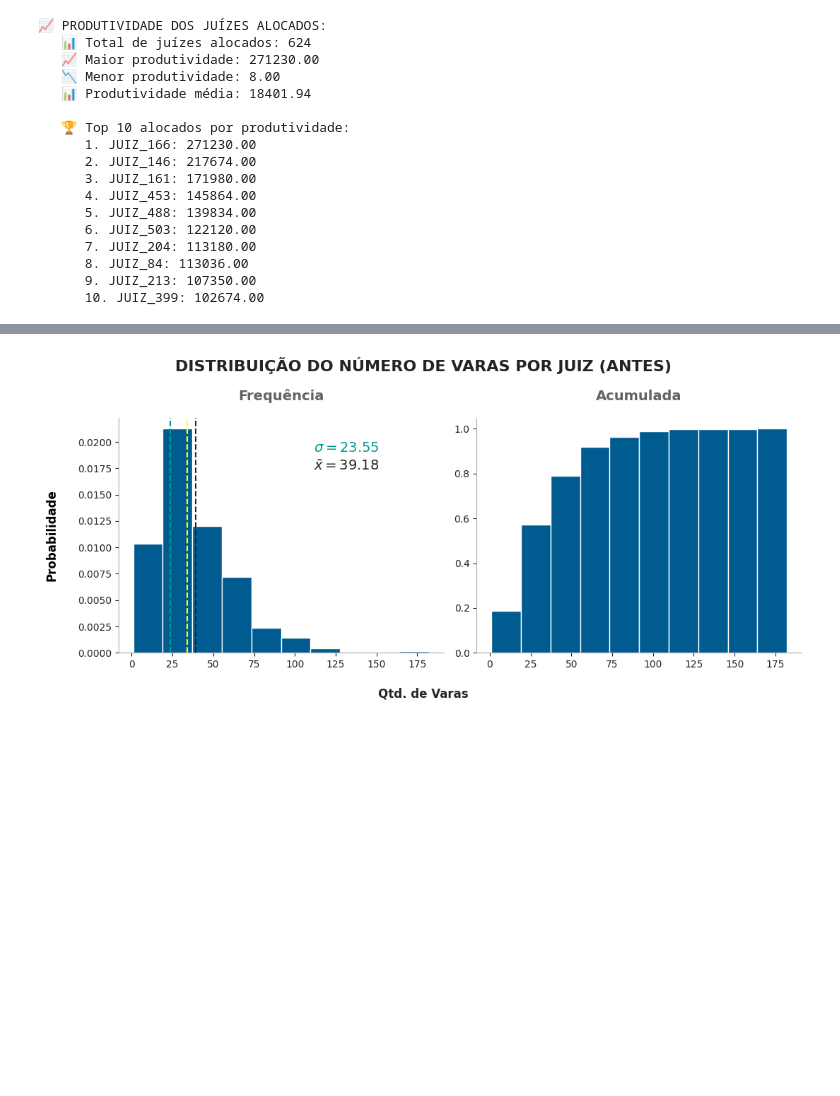
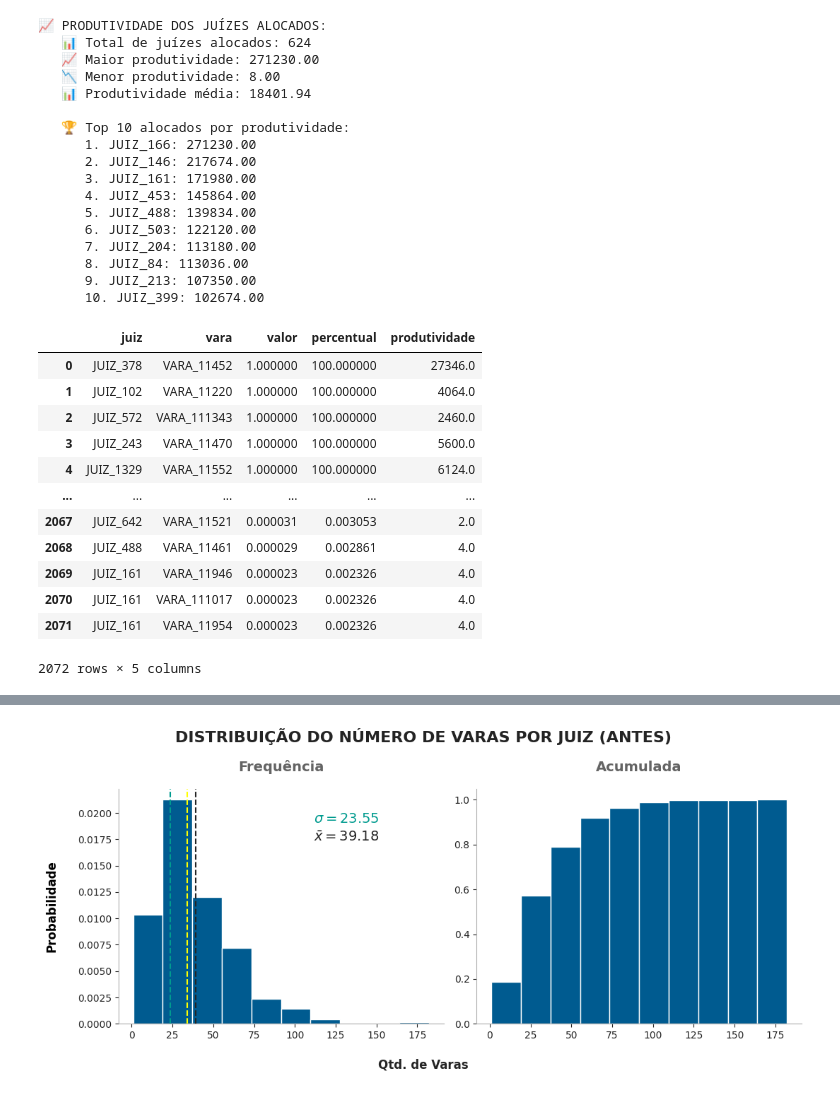
Before and after one commit to houstonsantos/max-jud-tjba, a Jupyter notebook: src/model_tcc/max_jud.ipynb, the cells around one changed output, grey strips where cells are left out. Drawn from its saved outputs; the diff is of its cells as text; code cells hidden in the pictures; blank space fills up the shorter version.

```diff
--- a/src/model_tcc/max_jud.ipynb
+++ b/src/model_tcc/max_jud.ipynb
@@ -1473,3 +1481,19 @@ df_juiz_x_vara['Qtd. Varas Depois'] = df_juiz_x_vara['Juiz'].map(
 df_demanda_vara_x_juize['Qtd Juizes Depois'] = df_demanda_vara_x_juize['Vara'].map(
     df_alocacoes.groupby('vara')['juiz'].nunique()
 ).fillna(0)
+# %%
+df_alocacoes
+# %% [output]
+|  | juiz | vara | valor | percentual | produtividade |
+| 0 | JUIZ_378 | VARA_11452 | 1.000000 | 100.000000 | 27346.0 |
+| 1 | JUIZ_102 | VARA_11220 | 1.000000 | 100.000000 | 4064.0 |
+| 2 | JUIZ_572 | VARA_111343 | 1.000000 | 100.000000 | 2460.0 |
+| 3 | JUIZ_243 | VARA_11470 | 1.000000 | 100.000000 | 5600.0 |
+| 4 | JUIZ_1329 | VARA_11552 | 1.000000 | 100.000000 | 6124.0 |
+| ... | ... | ... | ... | ... | ... |
+| 2067 | JUIZ_642 | VARA_11521 | 0.000031 | 0.003053 | 2.0 |
+| 2068 | JUIZ_488 | VARA_11461 | 0.000029 | 0.002861 | 4.0 |
+| 2069 | JUIZ_161 | VARA_11946 | 0.000023 | 0.002326 | 4.0 |
+| 2070 | JUIZ_161 | VARA_111017 | 0.000023 | 0.002326 | 4.0 |
+| 2071 | JUIZ_161 | VARA_11954 | 0.000023 | 0.002326 | 4.0 |
+2072 rows × 5 columns
```
Also changed, not shown: parts of 9 cells of this notebook.
